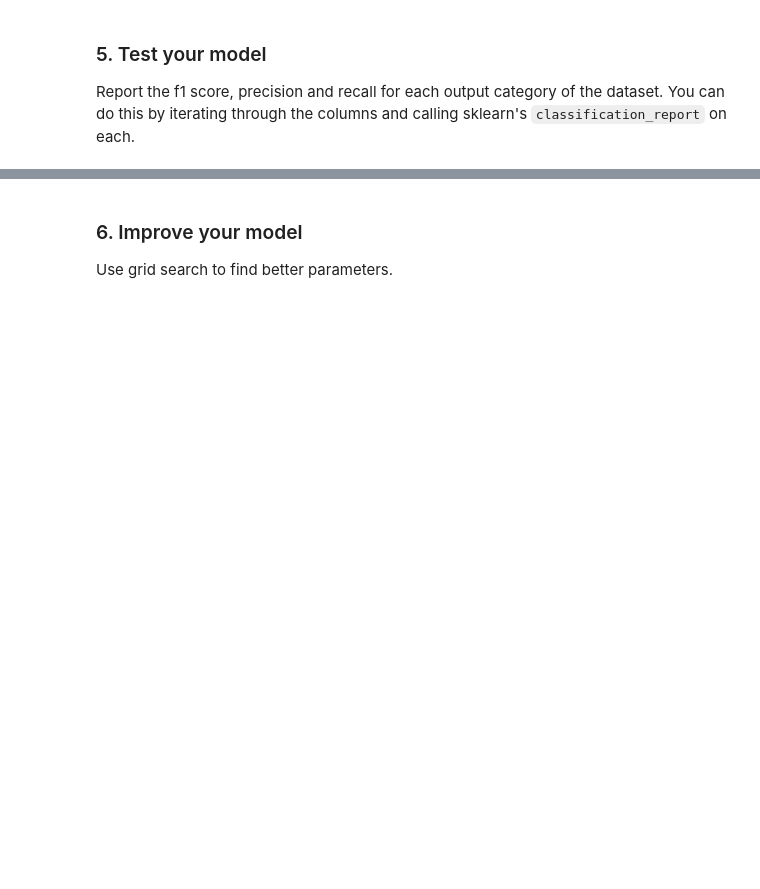
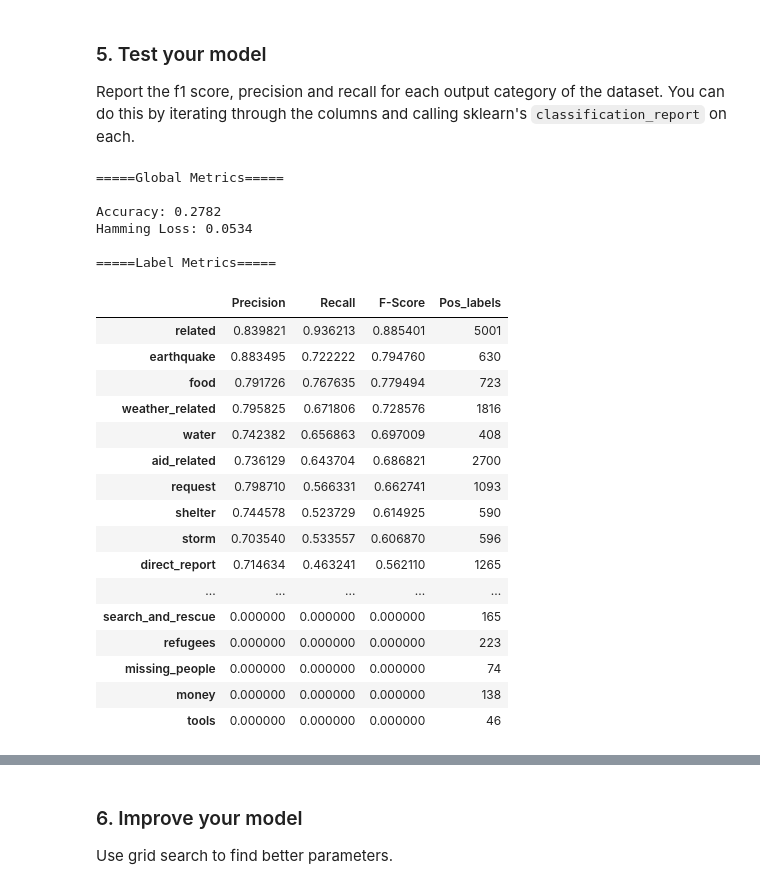
Before and after one commit to silent-j/DSND-Disaster-Response-Pipeline, a Jupyter notebook: ML Pipeline Preparation.ipynb, the cells around one changed output, grey strips where cells are left out. Drawn from its saved outputs; the diff is of its cells as text; code cells hidden in the pictures; blank space fills up the shorter version.

```diff
--- a/ML Pipeline Preparation.ipynb
+++ b/ML Pipeline Preparation.ipynb
@@ -55,5 +74,7 @@ def tokenize(text):
 
     return tokens
+# %%
+X, y = load_data(f"sqlite:///{main}distab.db", "DisasterTable")
 # %% [markdown]
 ### 3. Build a machine learning pipeline
 This machine pipeline should take in the `message` column as input and output classification results on the other 36 categories in the dataset. You may find the [MultiOutputClassifier](http://scikit-learn.org/stable/modules/generated/sklearn.multioutput.MultiOutputClassifier.html) helpful for predicting multiple target variables.
@@ -83,3 +81,12 @@ pipeline = Pipeline([
+# %%
+pipeline = Pipeline([
+    ('vect', TfidfVectorizer(tokenizer=tokenize)),
+    ('lsa', TruncatedSVD(n_components=100, random_state=42)),
+    #('clf', MultiOutputClassifier(RandomForestClassifier(n_estimators=100)))
+    ('clf', MultiOutputClassifier(MLPClassifier(learning_rate='constant', learning_rate_init=0.001,
+                                                max_iter=300, early_stopping=True, n_iter_no_change=5,
+                                                random_state=42, warm_start=True, verbose=1)))
+])
 # %% [markdown]
 ### 4. Train pipeline
 - Split data into train and test sets
@@ -89,0 +94,3 @@ pred = pipeline.predict(X_test)
+# %%
+X_train, X_test, y_train, y_test = train_test_split(X, y, test_size = 0.25, random_state=42)
+pipeline.fit(X_train, y_train)
@@ -96 +137,45 @@ predictions.head()
+# %%
+def evaluate(y_true, y_pred):
+
+    result = precision_recall_fscore_support(y_true, y_pred)
+    scores = []
+    for i, col in enumerate(y_true.columns.values):
+        scores.append((result[0][i], result[1][i], result[2][i], result[3][i]))
+
+    score_df = pd.DataFrame(index=y_true.columns.values, data=scores, columns=['Precision', 'Recall', 'F-Score', 'Pos_labels'])
+    score_df.sort_values(by='F-Score', axis=0, ascending=False, inplace=True)
+
+    acc = accuracy_score(y_true, y_pred)
+    loss = hamming_loss(y_true, y_pred)
+    print("=====Global Metrics=====\n")
+    print("Accuracy: {:.4f}".format(acc))
+    print("Hamming Loss: {:.4f}\n".format(loss))
+    print("=====Label Metrics=====\n")
+    return score_df
+# %%
+evaluate(y_test, pred)
+# %% [output]
+=====Global Metrics=====
+
+Accuracy: 0.2782
+Hamming Loss: 0.0534
+
+=====Label Metrics=====
+|  | Precision | Recall | F-Score | Pos_labels |
+| related | 0.839821 | 0.936213 | 0.885401 | 5001 |
+| earthquake | 0.883495 | 0.722222 | 0.794760 | 630 |
+| food | 0.791726 | 0.767635 | 0.779494 | 723 |
+| weather_related | 0.795825 | 0.671806 | 0.728576 | 1816 |
+| water | 0.742382 | 0.656863 | 0.697009 | 408 |
+| aid_related | 0.736129 | 0.643704 | 0.686821 | 2700 |
+| request | 0.798710 | 0.566331 | 0.662741 | 1093 |
+| shelter | 0.744578 | 0.523729 | 0.614925 | 590 |
+| storm | 0.703540 | 0.533557 | 0.606870 | 596 |
+| direct_report | 0.714634 | 0.463241 | 0.562110 | 1265 |
+| ... | ... | ... | ... | ... |
+| search_and_rescue | 0.000000 | 0.000000 | 0.000000 | 165 |
+| refugees | 0.000000 | 0.000000 | 0.000000 | 223 |
+| missing_people | 0.000000 | 0.000000 | 0.000000 | 74 |
+| money | 0.000000 | 0.000000 | 0.000000 | 138 |
+| tools | 0.000000 | 0.000000 | 0.000000 | 46 |
 # %%
```
Also changed, not shown: parts of 23 cells of this notebook, 1 other file.
